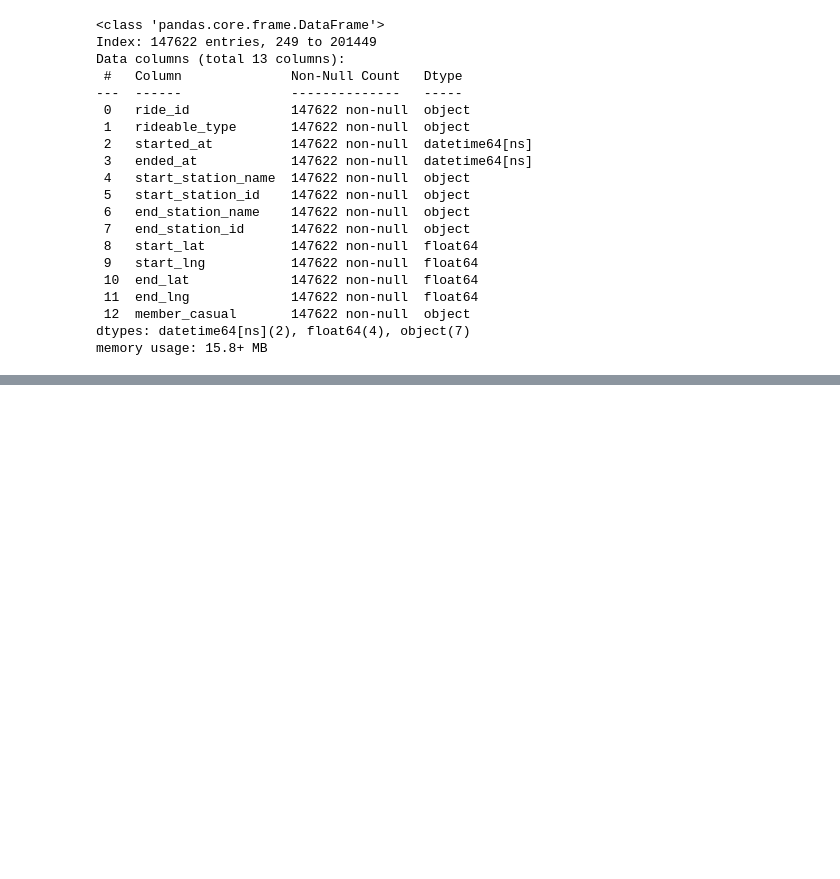
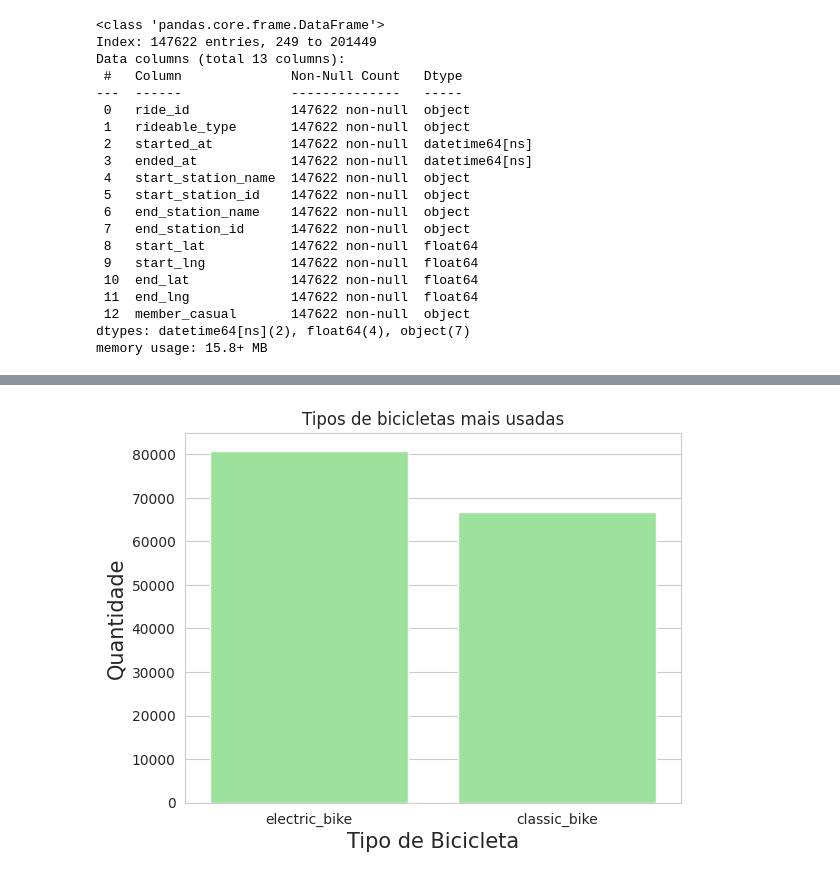
Before and after one commit to Dansouza-web/Caso-de-Estudo-De-Uma-Empresa-de-Biclietas-do-Curso-De-An-lise-de-Dados-do-Google, a Jupyter notebook: Limpeza.ipynb, the cells around one changed output, grey strips where cells are left out. Saved outputs shown, nothing was run; the diff lists cells and outputs as text; code cells hidden in the pictures; blank space fills up the shorter version.

```diff
--- a/Limpeza.ipynb
+++ b/Limpeza.ipynb
@@ -8,6 +8,10 @@ uploaded = files.upload()
 Saving 202602-divvy-tripdata.csv to 202602-divvy-tripdata.csv
 # %%
 import pandas as pd
+import matplotlib.pyplot as plt
+import seaborn as sns
+sns.set_style("whitegrid")
+import numpy as np
 df = pd.read_csv('202602-divvy-tripdata.csv')
 df.head()
 # %% [output]
@@ -123,0 +95,10 @@ df['hour']=df['started_at'].dt.hour
+# %%
+#procuro pelo tipo de bike que mais é citado na base de dados
+df_tipos_de_bicleta_mais_usadas=df['rideable_type'].value_counts()
+sns.axes_style('whitegrid'),sns.barplot(x= df_tipos_de_bicleta_mais_usadas.index, y= df_tipos_de_bicleta_mais_usadas, color='lightgreen')
+plt.title('Tipos de bicicletas mais usadas')
+plt.xlabel('Tipo de Bicicleta',fontsize=15)
+plt.ylabel('Quantidade',fontsize=15)
+plt.show()
+# %% [output]
+[figure, added]
```
Also changed, not shown: parts of 12 cells of this notebook.
